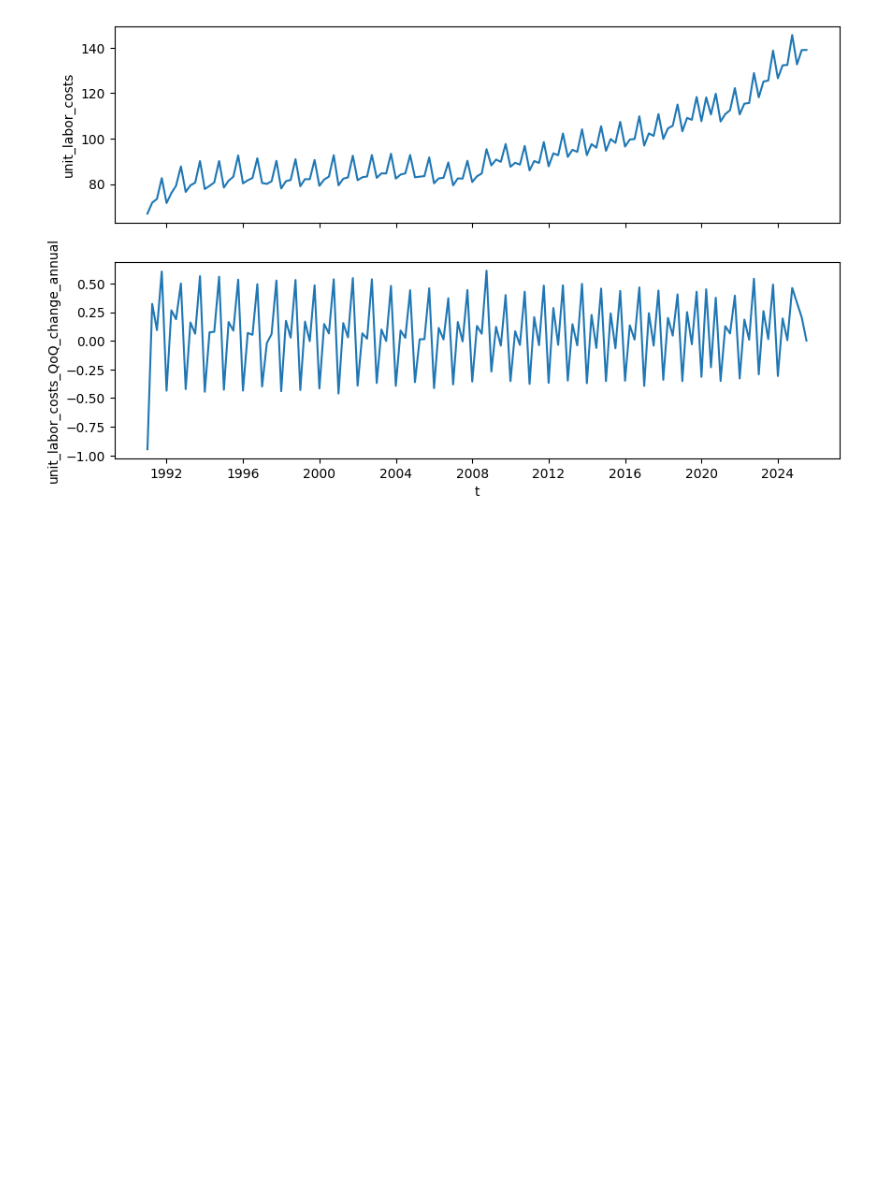
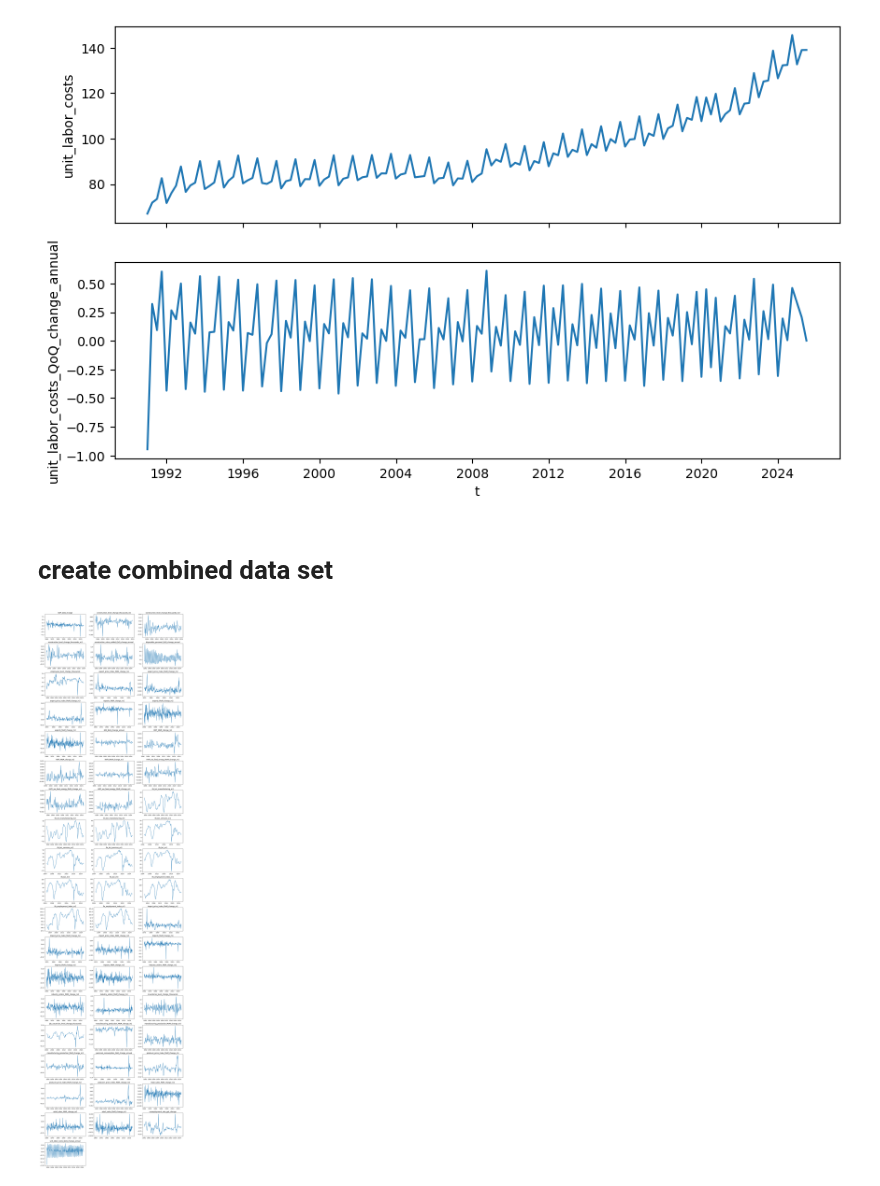
Before and after one commit to mats-ruekgauer/bachelor_thesis, a Jupyter notebook: 03_Code/prepare data.ipynb, the cells around one changed output. Cells and saved outputs as stored; diff of their text form; code cells hidden in the pictures; blank space fills up the shorter version.

Commit message:
prepare data: combined all data to unified dataset;primarily implementation: created notebook, preproccesed data, implemented benchmarks

```diff
--- a/03_Code/prepare data.ipynb
+++ b/03_Code/prepare data.ipynb
@@ -563,3 +565,5 @@ df = df.dropna()
 df.to_csv('/Users/mats/Documents/Uni/Kursdateien/Bachelor Thesis/02_Data/Preprocessed/unit_labor_costs_QoQ_change_annual.csv', index=False)
 # %% [output]
 [figure]
+# %% [markdown]
+# create combined data set
@@ -565,0 +632,38 @@ df.to_csv('/Users/mats/Documents/Uni/Kursdateien/Bachelor Thesis/02_Data/Preproc
+# %%
+data = pd.read_csv('/Users/mats/Documents/Uni/Kursdateien/Bachelor Thesis/02_Data/Preprocessed/GDP_QoQ_change.csv')
+data['t'] = pd.to_datetime(data['t'])
+
+for file in files:
+
+    df = pd.read_csv(file)
+
+    df['t'] = pd.to_datetime(df['t'])
+
+    df = stack_monthly(df)
+
+    df = align_time_index(df, data)
+
+    data = add_data(df, data)
+
+data.to_csv('/Users/mats/Documents/Uni/Kursdateien/Bachelor Thesis/02_Data/Preprocessed/all_data_combined.csv', index=False)
+# %%
+cols = [c for c in data.columns if c != "t"]
+n = len(cols)
+
+ncols = 3
+nrows = math.ceil(n / ncols)
+
+fig, axes = plt.subplots(nrows, ncols, figsize=(5*ncols, 3*nrows))
+axes = axes.flatten()
+
+for i, c in enumerate(cols):
+    axes[i].plot(data["t"], data[c])
+    axes[i].set_title(c)
+
+for j in range(i + 1, len(axes)):
+    fig.delaxes(axes[j])
+
+plt.tight_layout()
+plt.show()
+# %% [output]
+[figure, added]
```
Also changed, not shown: parts of 4 cells of this notebook, 3 other files.
